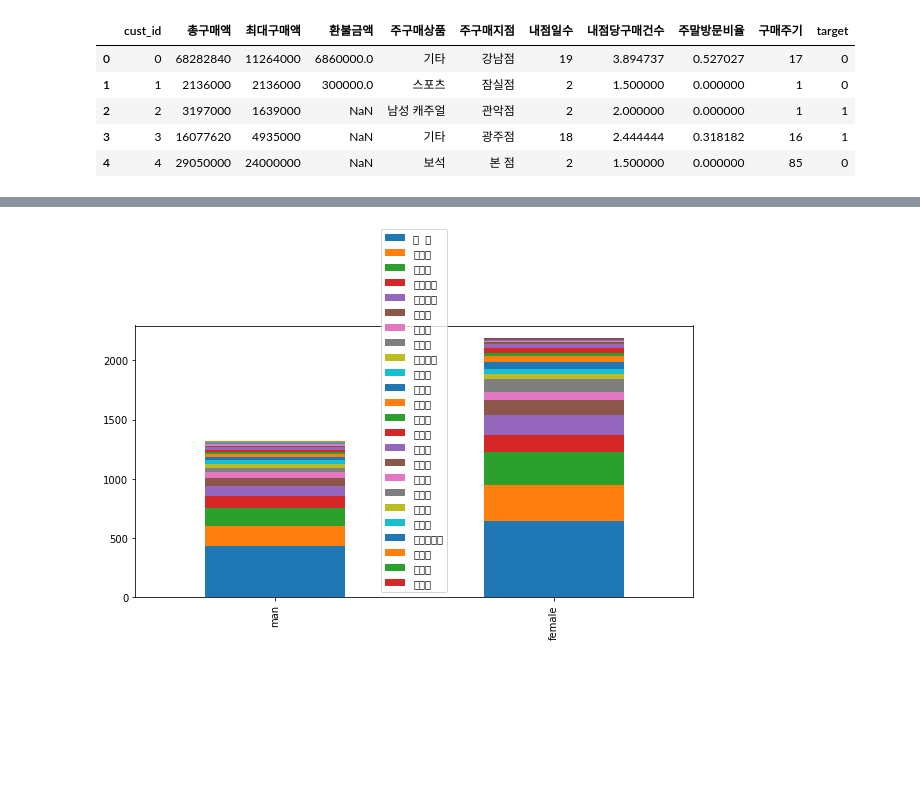
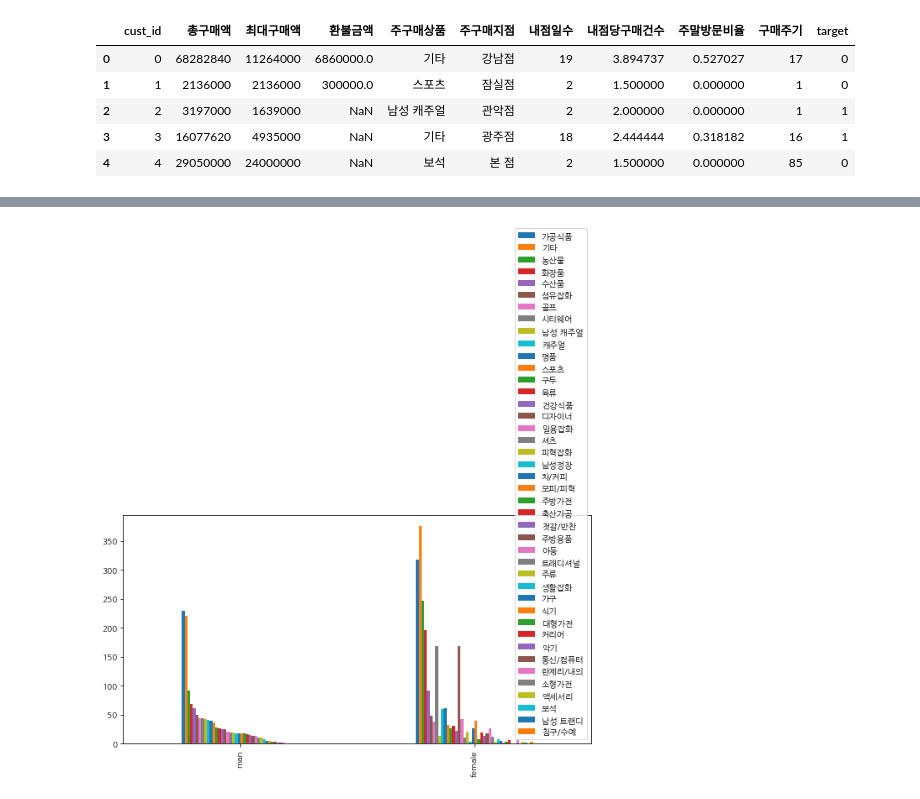
Before and after one commit to hiroykim/bda-test, a Jupyter notebook: src/examp3-2.ipynb, the cells around one changed output, grey strips where cells are left out. Drawn from its saved outputs; the diff is of its cells as text; code cells hidden in the pictures; blank space fills up the shorter version.

```diff
--- a/src/examp3-2.ipynb
+++ b/src/examp3-2.ipynb
@@ -68,8 +68,8 @@ def bar_chart(feature):
     female = X_all[X_all['target']==0][feature].value_counts()
     df= pd.DataFrame([man, female])
     df.index= ['man','female']
-    df.plot(kind='bar', stacked=True, figsize=(10,5))
+    df.plot(kind='bar', stacked=False, figsize=(10,5))
-# %%
-bar_chart('주구매지점')
-# %% [output]
-[figure, removed]
+# %%
+bar_chart('주구매상품')
+# %% [output]
+[figure, added]
```
Also changed, not shown: parts of 11 cells of this notebook, 1 other file.
